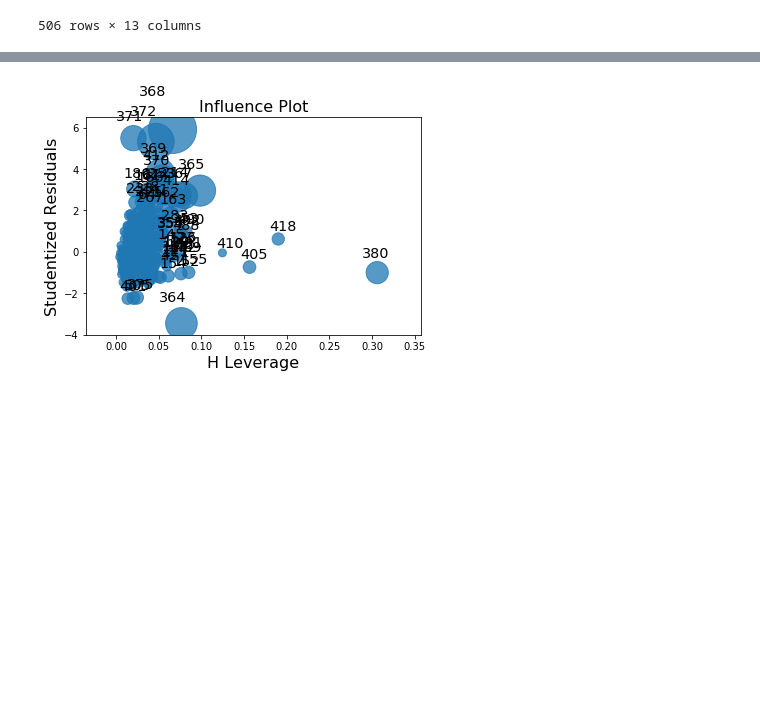
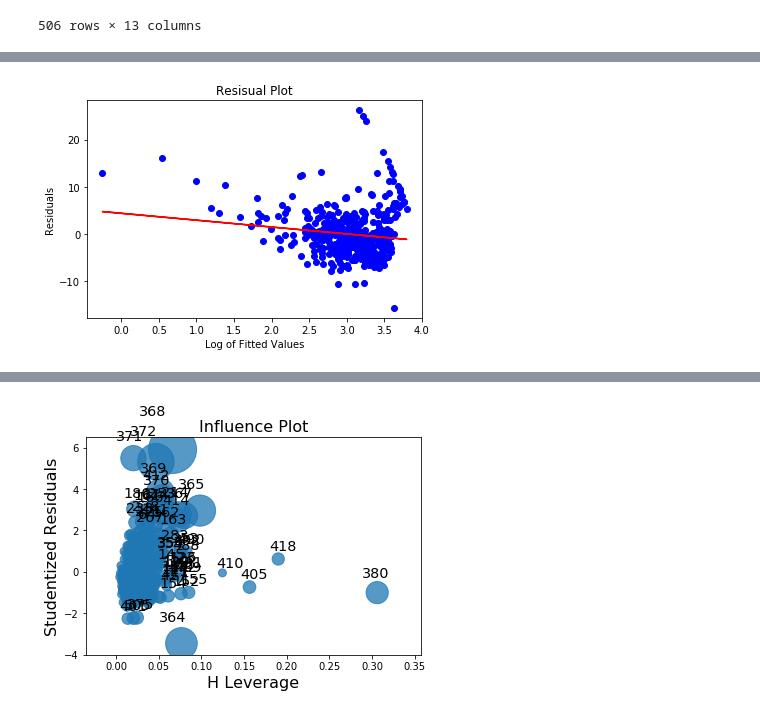
Before and after one commit to mconwa02/statistical_learning, a Jupyter notebook: linear_regression/Boston_Data_Linear_Regression.ipynb, the cells around one changed output, grey strips where cells are left out. Saved outputs shown, nothing was run; the diff lists cells and outputs as text; code cells hidden in the pictures; blank space fills up the shorter version.

```diff
--- a/linear_regression/Boston_Data_Linear_Regression.ipynb
+++ b/linear_regression/Boston_Data_Linear_Regression.ipynb
@@ -66,0 +108,10 @@ strong multicollinearity or other numerical problems.
+# %%
+log_fitted_values = pd.Series([log(x) if x > 0 else 1 for x in reg_model.fittedvalues])
+# %%
+plot_least_squares(log_fitted_values, reg_model.resid)
+plt.title("Resisual Plot")
+plt.xlabel('Log of Fitted Values')
+plt.ylabel('Residuals')
+plt.show()
+# %% [output]
+[figure, added]
```
Also changed, not shown: parts of 10 cells of this notebook.
